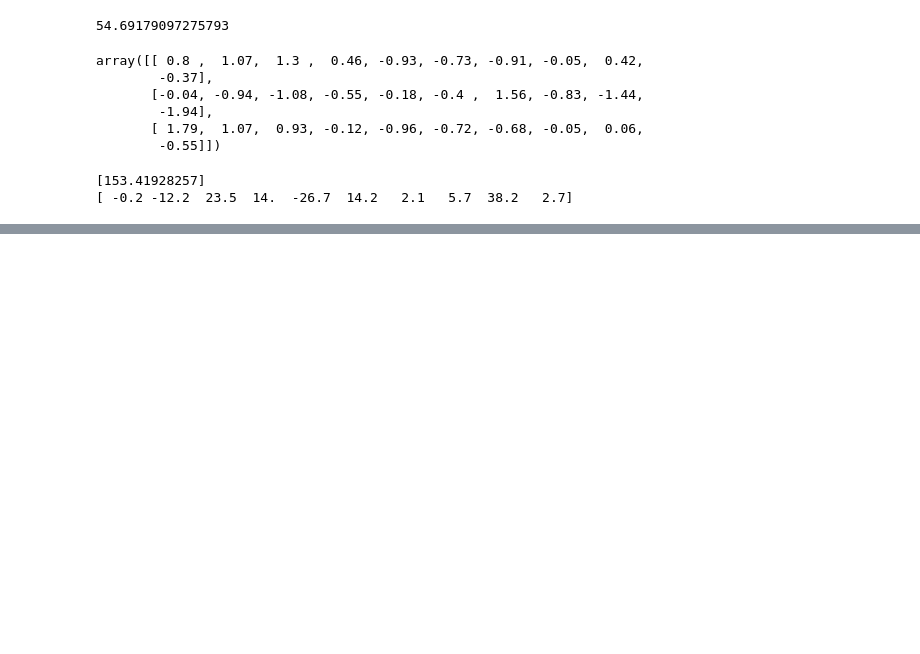
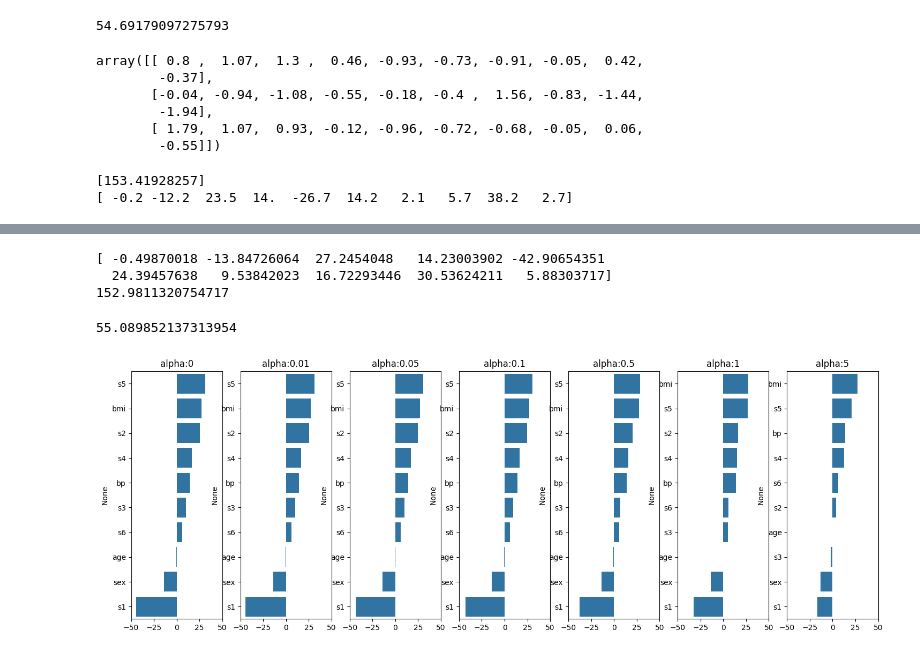
Before and after one commit to kimhyeonghwan/24f, a Jupyter notebook: 머신러닝실습.ipynb, the cells around one changed output, grey strips where cells are left out. Cells and saved outputs as stored; diff of their text form; code cells hidden in the pictures; blank space fills up the shorter version.

```diff
--- a/머신러닝실습.ipynb
+++ b/머신러닝실습.ipynb
@@ -166,0 +178,12 @@ print(sgd_reg.intercept_, np.round( sgd_reg.coef_, decimals=1), sep="\n")
+# %%
+# 데이터 분리
+from sklearn.model_selection import train_test_split
+X_train, X_test, y_train, y_test = train_test_split(
+X_data, y_target, test_size=0.4, random_state=123 )
+# %%
+# 규제 선형회귀에서는 반드시 표준화를 해야함
+from sklearn.preprocessing import StandardScaler
+scaler = StandardScaler()
+scaler.fit( X_train )
+X_train = scaler.transform( X_train )
+X_test = scaler.transform( X_test )
@@ -166,0 +203,12 @@ print(sgd_reg.intercept_, np.round( sgd_reg.coef_, decimals=1), sep="\n")
+# %%
+# Hyperparameter (람다) 튜닝
+# Cross validation, 5-fold
+from sklearn.linear_model import Ridge
+from sklearn.model_selection import cross_val_score
+alphas = [0, 0.01, 0.05, 0.1, 0.5, 1, 5]
+for al in alphas:
+    ridge = Ridge(alpha=al)
+    neg_mse_scores = cross_val_score(ridge, X_train, y_train,
+                                     scoring='neg_mean_squared_error', cv=5)
+    avg_rmse = np.mean(np.sqrt(-1*neg_mse_scores))
+    print('alpha={} -> RMSE={}'.format(al, np.around(avg_rmse, decimals=3)))
@@ -166,0 +223,31 @@ print(sgd_reg.intercept_, np.round( sgd_reg.coef_, decimals=1), sep="\n")
+# %%
+ridge = Ridge(alpha=0.1)
+ridge.fit( X_train, y_train )
+print(ridge.coef_)
+print(ridge.intercept_)
+# %% [output]
+[ -0.49870018 -13.84726064  27.2454048   14.23003902 -42.90654351
+  24.39457638   9.53842023  16.72293446  30.53624211   5.88303717]
+152.9811320754717
+# %%
+# 일반화 성능 평가
+y_preds = ridge.predict( X_test )
+from sklearn.metrics import mean_squared_error
+np.sqrt( mean_squared_error(y_test, y_preds) )
+# %% [output]
+55.089852137313954
+# %%
+fig, axs = plt.subplots(figsize=(18,6), nrows=1, ncols=len(alphas))
+coeff_df = pd.DataFrame()
+for pos, al in enumerate(alphas):
+    ridge = Ridge(alpha=al)
+    ridge.fit ( X_train, y_train)
+    coeff = pd.Series(data=ridge.coef_, index=diabetes['feature_names'])
+    coeff = coeff.sort_values(ascending=False)
+    colname = 'alpha:'+str(al)
+    axs[pos].set_title(colname)
+    axs[pos].set_xlim(-50,50)
+    sns.barplot( x=coeff.values, y=coeff.index, ax=axs[pos])
+    coeff_df[colname]=coeff
+# %% [output]
+[figure, added]
```
Also changed, not shown: parts of 11 cells of this notebook, 41 other files.
